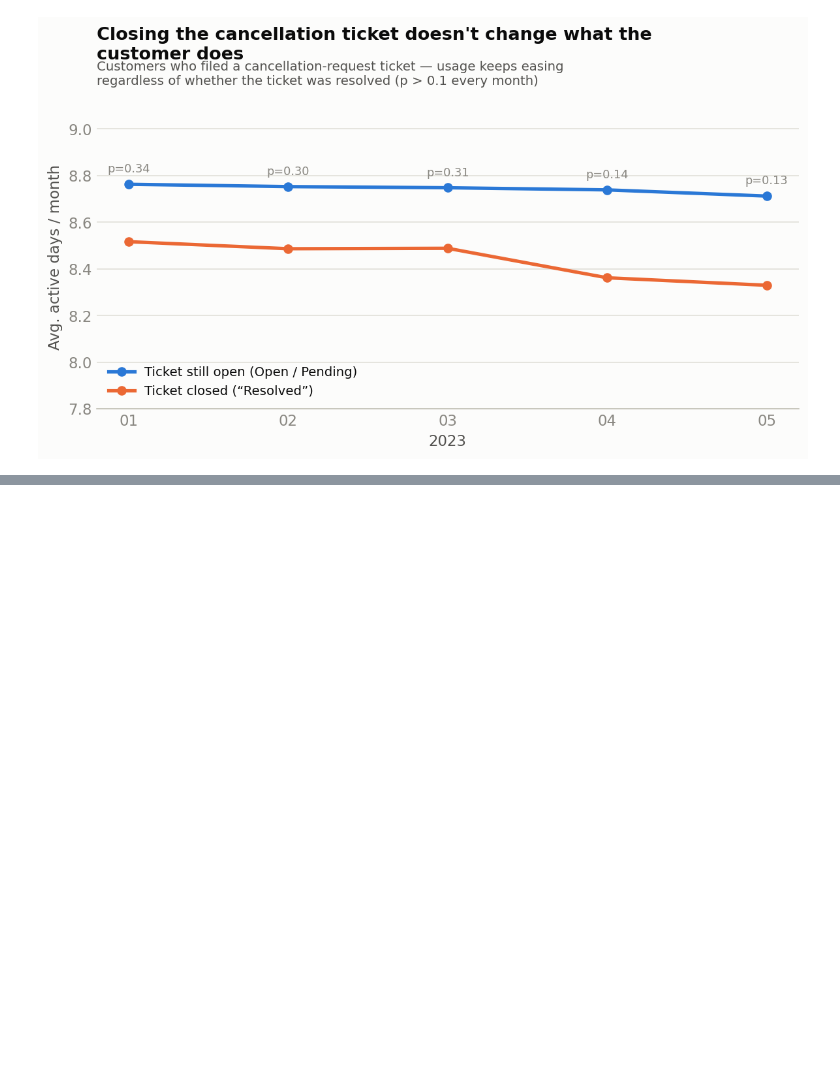
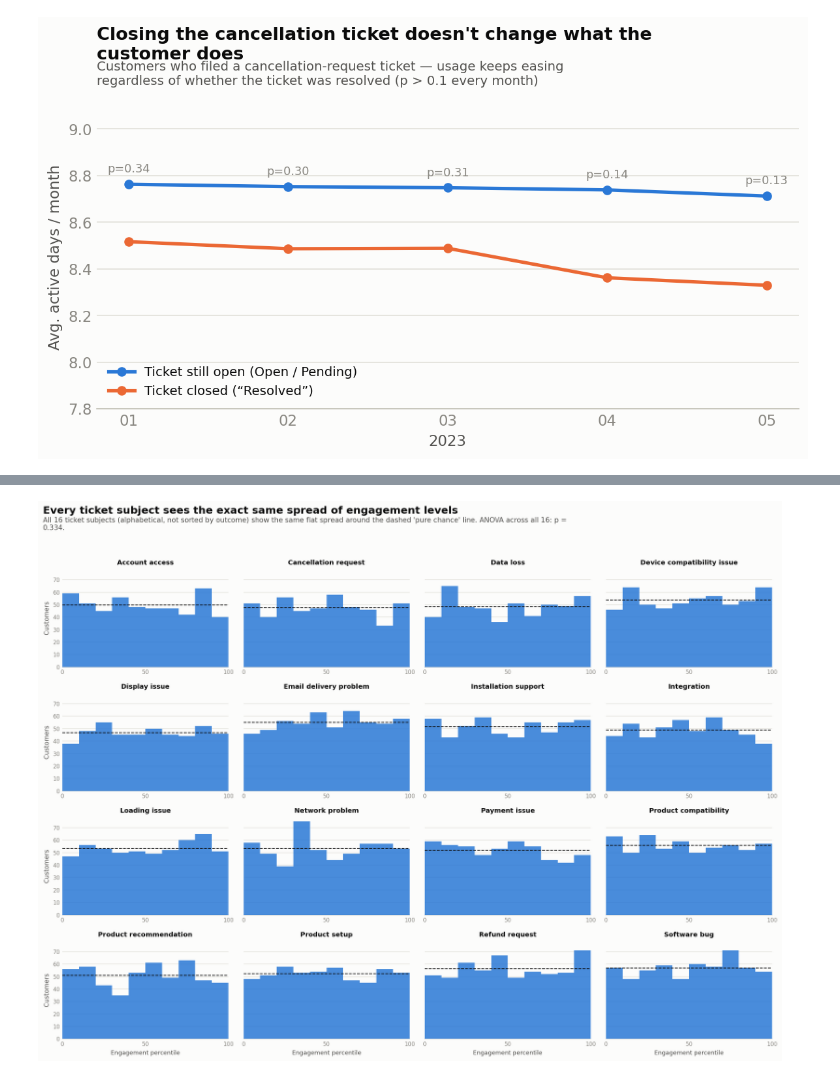
Before and after one commit to dpark2380/datasoc-atlassian-datathon, a Jupyter notebook: analysis/EDA.ipynb, the cells around one changed output, grey strips where cells are left out. Cells and saved outputs as stored; diff of their text form; code cells hidden in the pictures; blank space fills up the shorter version.

```diff
--- a/analysis/EDA.ipynb
+++ b/analysis/EDA.ipynb
@@ -748,0 +840,52 @@ plt.show()
+# %%
+ticketOneRowSubject = combined_df.drop_duplicates("Customer ID")
+engagementBySubject = engagementDf.merge(
+    ticketOneRowSubject[["Customer ID", "Ticket Subject"]], on="Customer ID", how="left"
+)
+
+subjectOrder = sorted(engagementBySubject["Ticket Subject"].dropna().unique())
+n_bins = 10
+bin_edges = np.linspace(0, 100, n_bins + 1)
+
+fig, axes = plt.subplots(4, 4, figsize=(15, 11), dpi=150, sharey=True)
+axes_flat = axes.flatten()
+
+for ax, subject in zip(axes_flat, subjectOrder):
+    vals = engagementBySubject.loc[engagementBySubject["Ticket Subject"] == subject, "Engagement Percentile"]
+    expected_height = len(vals) / n_bins
+    ax.hist(vals, bins=bin_edges, color=SERIES_BLUE, alpha=0.85, zorder=3)
+    ax.axhline(expected_height, color=INK_PRIMARY, linewidth=1.1, linestyle="--", zorder=4)
+    ax.set_title(subject, fontsize=9.5, color=INK_PRIMARY, fontweight="bold", pad=6)
+    ax.set_xlim(0, 100)
+    ax.set_xticks([0, 50, 100])
+    ax.grid(axis="y", zorder=0)
+    ax.grid(axis="x", visible=False)
+    ax.set_axisbelow(True)
+    ax.tick_params(length=0, labelsize=8)
+
+for ax in axes_flat[len(subjectOrder):]:
+    ax.axis("off")
+
+for row in range(4):
+    axes[row, 0].set_ylabel("Customers", fontsize=9)
+for col in range(4):
+    axes[3, col].set_xlabel("Engagement percentile", fontsize=8.5)
+
+fig.suptitle(
+    "Every ticket subject sees the exact same spread of engagement levels",
+    x=0.01, ha="left", fontsize=15, color=INK_PRIMARY, fontweight="bold", y=1.015,
+)
+fig.text(
+    0.01, 0.995,
+    "\n".join(textwrap.wrap(
+        "All 16 ticket subjects (alphabetical, not sorted by outcome) show the same flat spread around the dashed 'pure chance' line. "
+        "ANOVA across all 16: p = 0.334.",
+        150,
+    )),
+    fontsize=10, color=INK_SECONDARY, ha="left", va="top",
+)
+
+fig.tight_layout(rect=(0, 0, 1, 0.965))
+plt.show()
+# %% [output]
+[figure, added]
```
Also changed, not shown: parts of 5 cells of this notebook, 1 other file.
